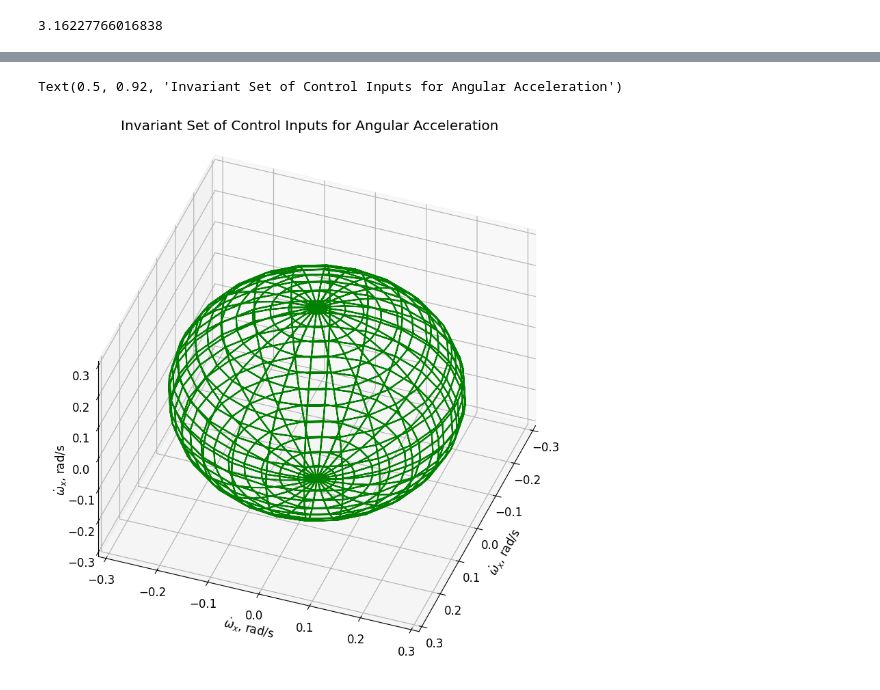
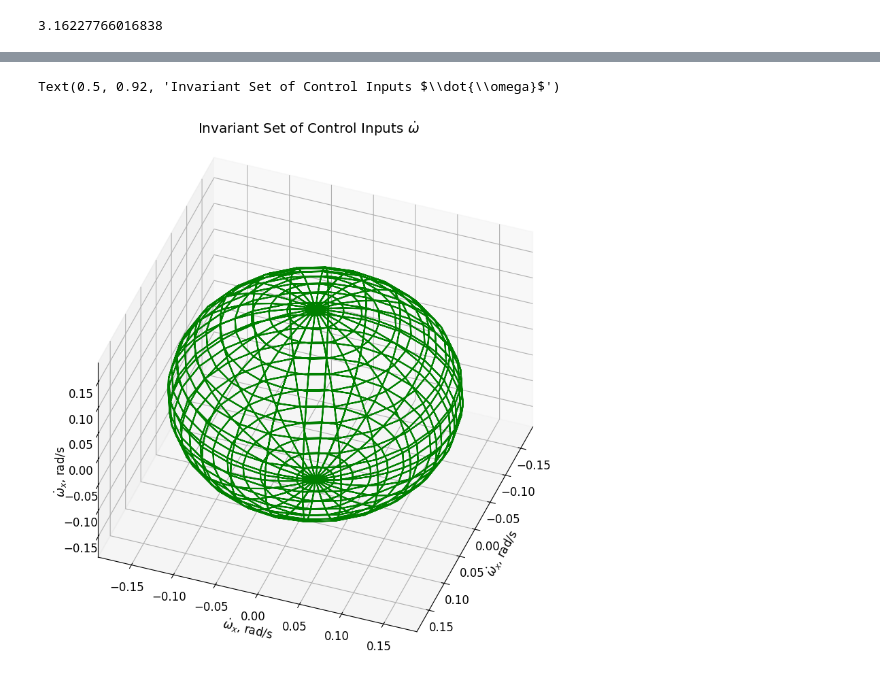
Before and after one commit to melodylylin/lie-dynamics, a Jupyter notebook: estimator.ipynb, the cells around one changed output, grey strips where cells are left out. Cells and saved outputs as stored; diff of their text form; code cells hidden in the pictures.

```diff
--- a/estimator.ipynb
+++ b/estimator.ipynb
@@ -18,8 +18,8 @@ B, K, BK, A = omega_solve_control_gain(0, 0, 0) # solve control gain at hover
 U,S,V = np.linalg.svd(BK)
 sigma = max(S) # max singular value
 print(sigma)
-est_e = 0.087 # estimator error in rad
-w = sigma*est_e # singular value * bound from estimator
+est_e = 3 # estimator error in deg
+w = sigma*np.deg2rad(est_e) # singular value * bound from estimator
 # %% [output]
 3.16227766016838
 # %%
@@ -74,11 +74,11 @@ for i in range(inv_points.shape[1]):
 # %%
 plt.figure(figsize=(10,12))
 ax = plt.subplot(111, projection='3d', proj_type='ortho', elev=40, azim=20)
 ax.plot3D(u_points[0, :], u_points[1, :], u_points[2, :],'g')
 ax.set_xlabel('$\\dot{\\omega}_x$, rad/s')
 ax.set_ylabel('$\\dot{\\omega}_x$, rad/s')
 ax.set_zlabel('$\\dot{\\omega}_x$, rad/s')
-ax.set_title('Invariant Set of Control Inputs for Angular Acceleration')
+ax.set_title('Invariant Set of Control Inputs $\\dot{\\omega}$')
 # %% [output]
-Text(0.5, 0.92, 'Invariant Set of Control Inputs for Angular Acceleration')
+Text(0.5, 0.92, 'Invariant Set of Control Inputs $\\dot{\\omega}$')
-[figure, old version]
+[figure, new version]
```
Also changed, not shown: parts of 2 cells of this notebook.
